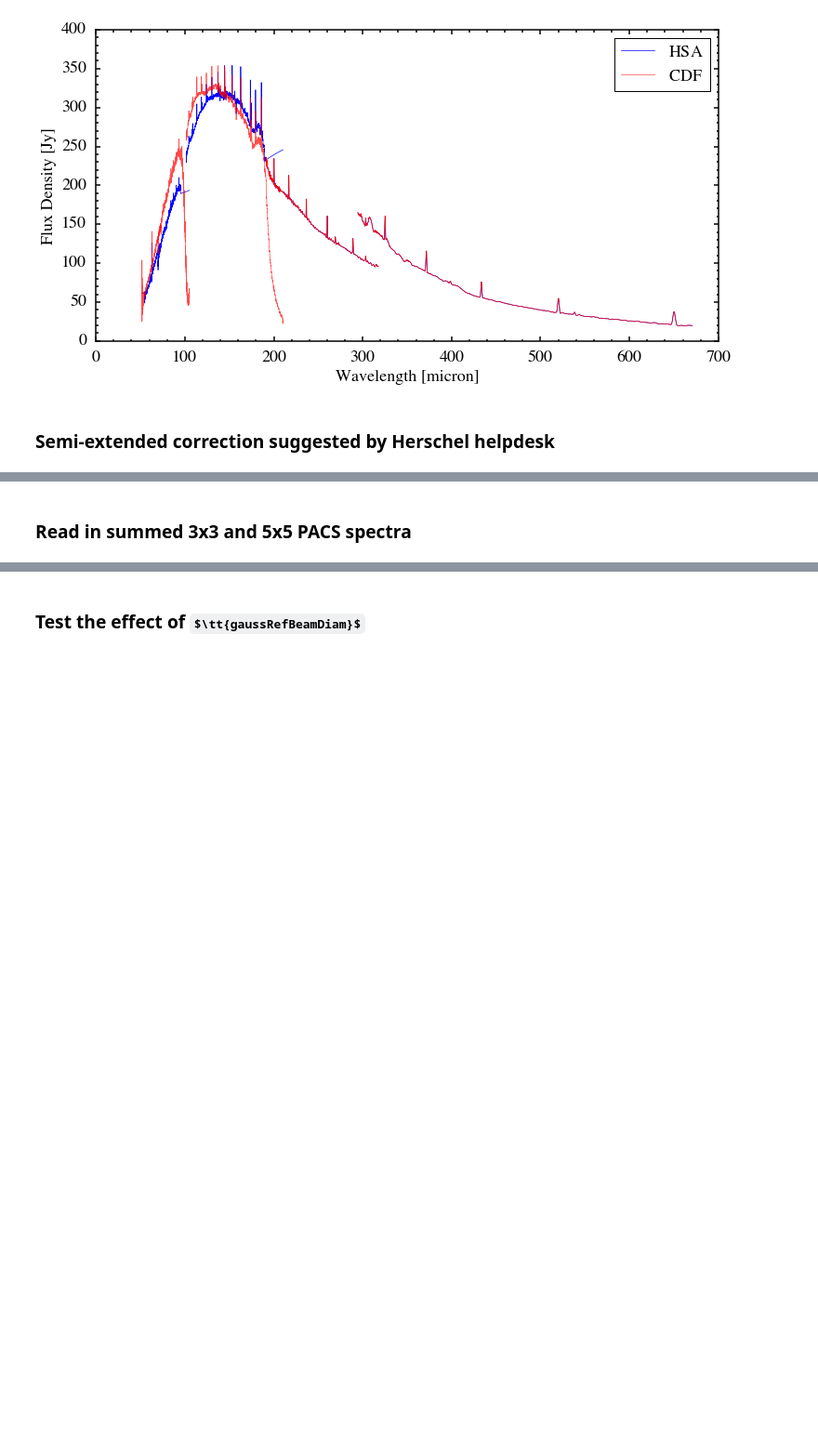
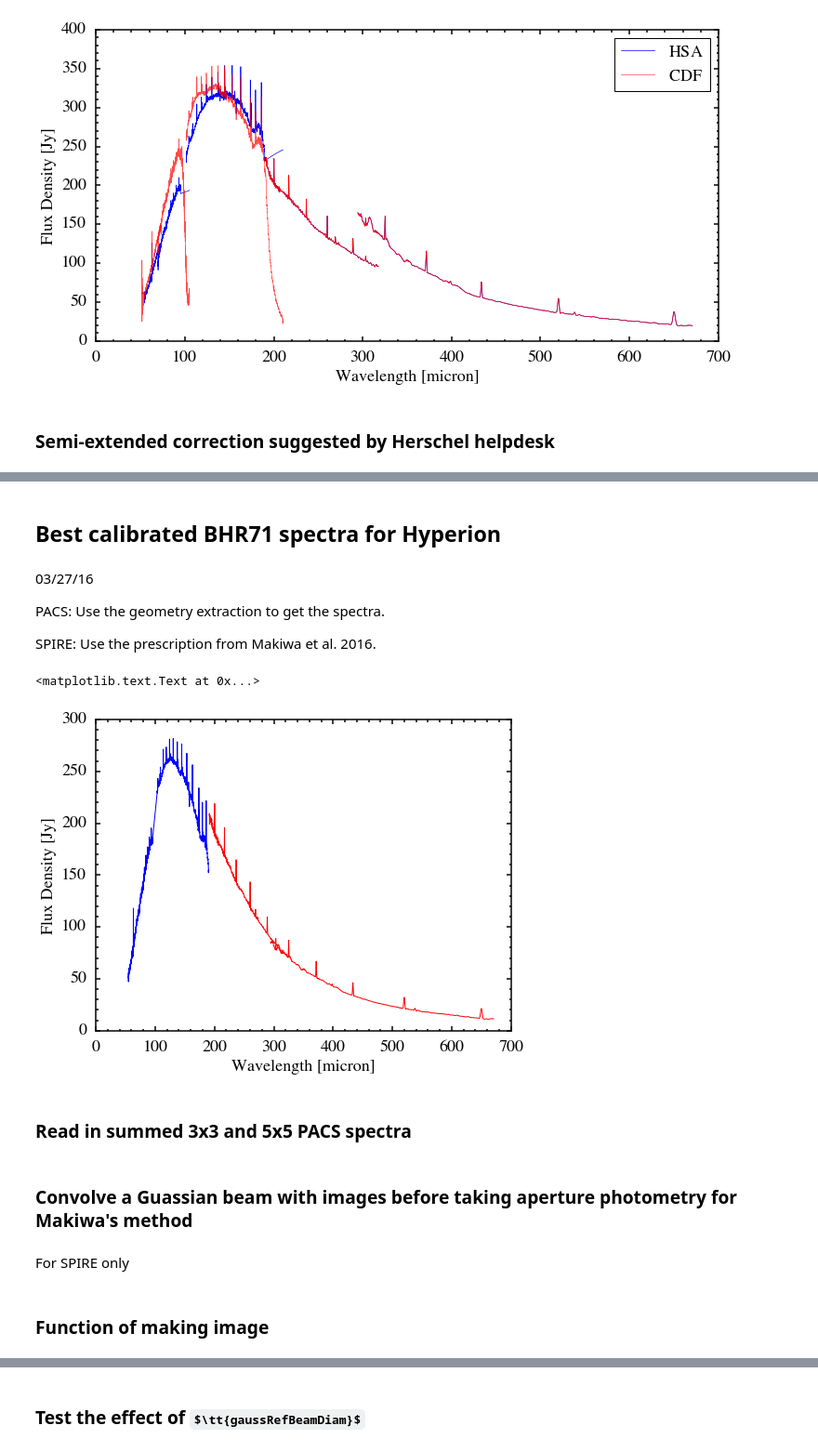
Before and after one commit to yaolun/sa, a Jupyter notebook: HIPE_calibration_testing.ipynb, the cells around one changed output, grey strips where cells are left out. Shown at 93% size. Cells and saved outputs as stored; diff of their text form; code cells hidden in the pictures; some formulas as TeX source; blank space fills up the shorter version.

```diff
--- a/HIPE_calibration_testing.ipynb
+++ b/HIPE_calibration_testing.ipynb
@@ -194,3 +210,35 @@ fig.savefig('/Users/yaolun/bhr71/calibration_testing/semi-extended_correction_'+
+# %% [markdown]
+## Best calibrated BHR71 spectra for Hyperion
+# %% [markdown]
+03/27/16
+
+PACS: Use the geometry extraction to get the spectra.
+
+SPIRE: Use the prescription from Makiwa et al. 2016.
+# %%
+from astropy.io import ascii
+import matplotlib.pyplot as plt
+
+pacs_weight = ascii.read('/Users/yaolun/bhr71/calibration_testing/HSA/pacs_weighted_318aper.txt')
+spire_makiwa = ascii.read('/Users/yaolun/bhr71/calibration_testing/spire_sect_makiwa.txt', data_start=4)
+
+fig = plt.figure(figsize=(8,6))
+ax = fig.add_subplot(111)
+
+ax.plot(pacs_weight['Wavelength(um)'], pacs_weight['Flux(Jy)'], color='b', linestyle='-', linewidth=1)
+ax.plot(spire_makiwa['wave_segm1_0'], spire_makiwa['flux_segm1_0'], linewidth=1, color='r')
+ax.plot(spire_makiwa['wave_segm2_0'], spire_makiwa['flux_segm2_0'], linewidth=1, color='r')
+
+[ax.spines[axis].set_linewidth(1.5) for axis in ['top','bottom','left','right']]
+ax.minorticks_on()
+ax.tick_params('both',labelsize=18,width=1.5,which='major',pad=10,length=5)
+ax.tick_params('both',labelsize=18,width=1.5,which='minor',pad=10,length=2.5)
+ax.set_xlabel('Wavelength [micron]', fontsize=18)
+ax.set_ylabel('Flux Density [Jy]', fontsize=18)
+# ax.set_ylim([0, 450])
+# %% [output]
+<matplotlib.text.Text at 0x...>
+[figure, added]
 # %% [markdown]
 ### Read in summed 3x3 and 5x5 PACS spectra
 # %%
@@ -204,0 +254,4 @@ pacs_weight = ascii.read('/Users/yaolun/bhr71/calibration_testing/HSA/pacs_weigh
+# %% [markdown]
+### Convolve a Guassian beam with images before taking aperture photometry for Makiwa's method
+# %% [markdown]
+For SPIRE only
@@ -204,0 +283,2 @@ pacs_weight = ascii.read('/Users/yaolun/bhr71/calibration_testing/HSA/pacs_weigh
+# %% [markdown]
+### Function of making image
```
Also changed, not shown: parts of 18 cells of this notebook, 5 other files.
